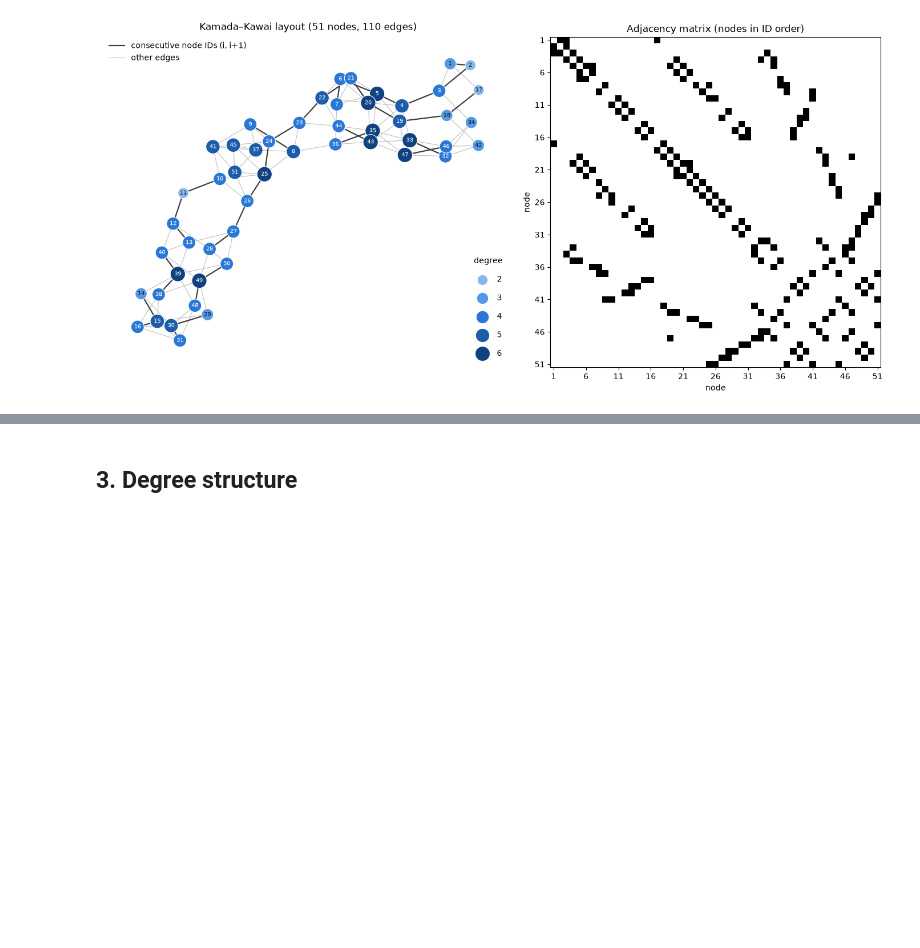
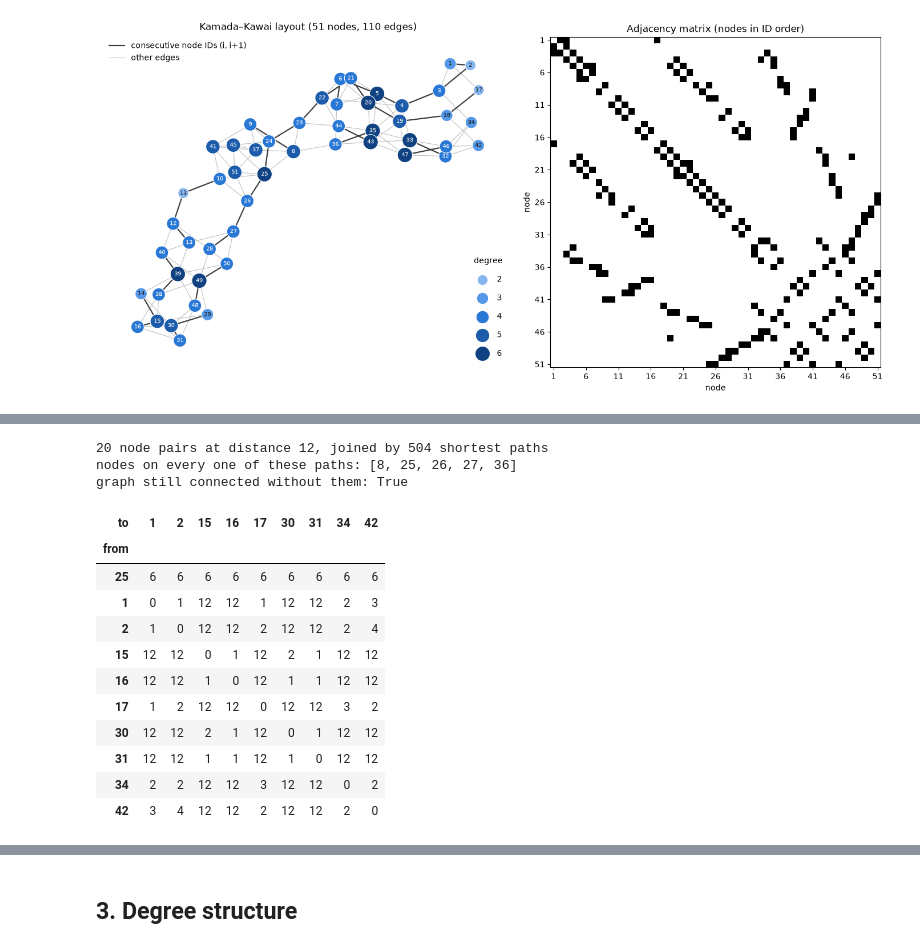
Before and after one commit to KEDES1998/NetworkScience, a Jupyter notebook: code/assignmentNotbook.ipynb, the cells around one changed output, grey strips where cells are left out. Saved outputs shown, nothing was run; the diff lists cells and outputs as text; code cells hidden in the pictures; blank space fills up the shorter version.

```diff
--- a/code/assignmentNotbook.ipynb
+++ b/code/assignmentNotbook.ipynb
@@ -90,0 +98,25 @@ plt.show()
+# %%
+N, L = G.number_of_nodes(), G.number_of_edges()
+ecc = nx.eccentricity(G)  # largest distance from each node to any other node
+diameter = nx.diameter(G, e=ecc)
+radius = nx.radius(G, e=ecc)
+centre = nx.center(G, e=ecc)
+periphery = sorted(nx.periphery(G, e=ecc))
+
+summary = {
+    "nodes N": N,
+    "links L": L,
+    "density ρ": round(nx.density(G), 3),
+    "mean degree ⟨k⟩": round(2 * L / N, 3),
+    "connected components": nx.number_connected_components(G),
+    "diameter": diameter,
+    "mean distance ⟨d⟩": round(nx.average_shortest_path_length(G), 3),
+    "radius": radius,
+    "centre (eccentricity = radius)": centre,
+    "periphery (eccentricity = diameter)": periphery,
+    # A bridge / articulation point is a single link / node whose removal splits the graph
+    "bridges": len(list(nx.bridges(G))),
+    "articulation points": len(list(nx.articulation_points(G))),
+    "node connectivity": nx.node_connectivity(G),
+}
+pd.Series(summary).to_frame("value")
@@ -90,0 +146,33 @@ plt.show()
+# %%
+# Distances from the centre and between periphery nodes: one rim around a core, or two separate "ends"?
+dist = dict(nx.all_pairs_shortest_path_length(G))
+far_pairs = [(u, v) for u, v in combinations(periphery, 2) if dist[u][v] == diameter]
+
+# Nodes shared by every shortest path between the pairs at maximum distance
+on_every_path = set(G)
+n_paths = 0
+for u, v in far_pairs:
+    for path in nx.all_shortest_paths(G, u, v):
+        on_every_path &= set(path)
+        n_paths += 1
+print(f"{len(far_pairs)} node pairs at distance {diameter}, joined by {n_paths} shortest paths")
+print("nodes on every one of these paths:", sorted(on_every_path))
+print("graph still connected without them:", nx.is_connected(G.subgraph(set(G) - on_every_path)))
+
+pd.DataFrame(dist).loc[centre + periphery, periphery].rename_axis(index="from", columns="to")
+# %% [output]
+20 node pairs at distance 12, joined by 504 shortest paths
+nodes on every one of these paths: [8, 25, 26, 27, 36]
+graph still connected without them: True
+| to | 1 | 2 | 15 | 16 | 17 | 30 | 31 | 34 | 42 |
+| from |  |  |  |  |  |  |  |  |  |
+| 25 | 6 | 6 | 6 | 6 | 6 | 6 | 6 | 6 | 6 |
+| 1 | 0 | 1 | 12 | 12 | 1 | 12 | 12 | 2 | 3 |
+| 2 | 1 | 0 | 12 | 12 | 2 | 12 | 12 | 2 | 4 |
+| 15 | 12 | 12 | 0 | 1 | 12 | 2 | 1 | 12 | 12 |
+| 16 | 12 | 12 | 1 | 0 | 12 | 1 | 1 | 12 | 12 |
+| 17 | 1 | 2 | 12 | 12 | 0 | 12 | 12 | 3 | 2 |
+| 30 | 12 | 12 | 2 | 1 | 12 | 0 | 1 | 12 | 12 |
+| 31 | 12 | 12 | 1 | 1 | 12 | 1 | 0 | 12 | 12 |
+| 34 | 2 | 2 | 12 | 12 | 3 | 12 | 12 | 0 | 2 |
+| 42 | 3 | 4 | 12 | 12 | 2 | 12 | 12 | 2 | 0 |
```
Also changed, not shown: parts of 26 cells of this notebook.
